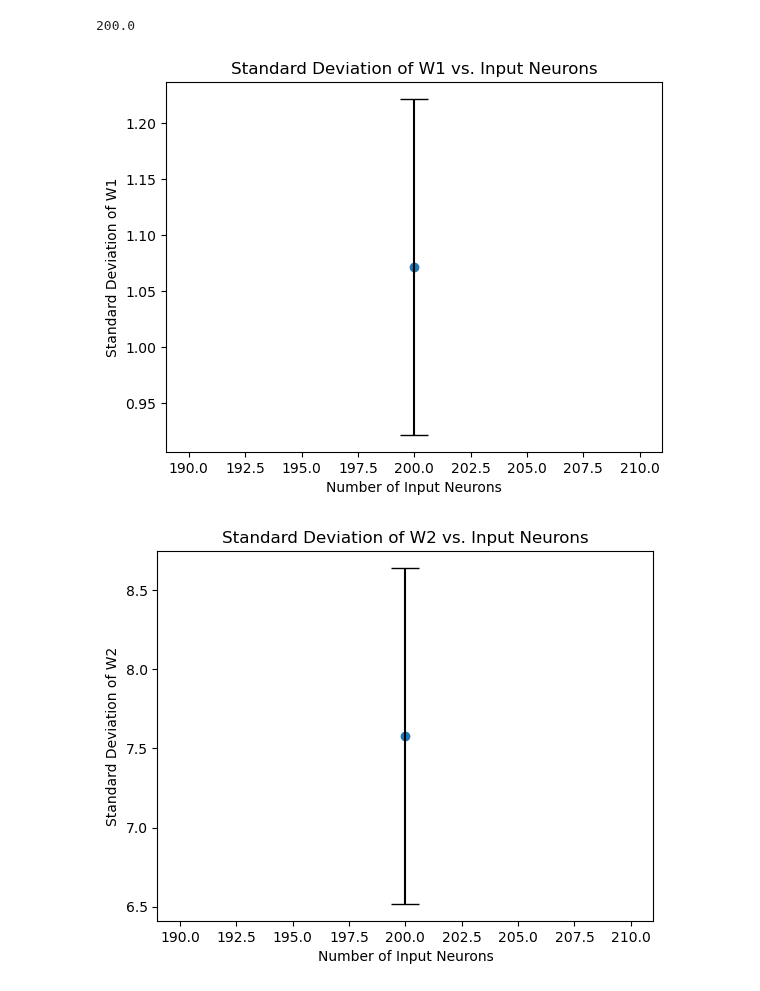
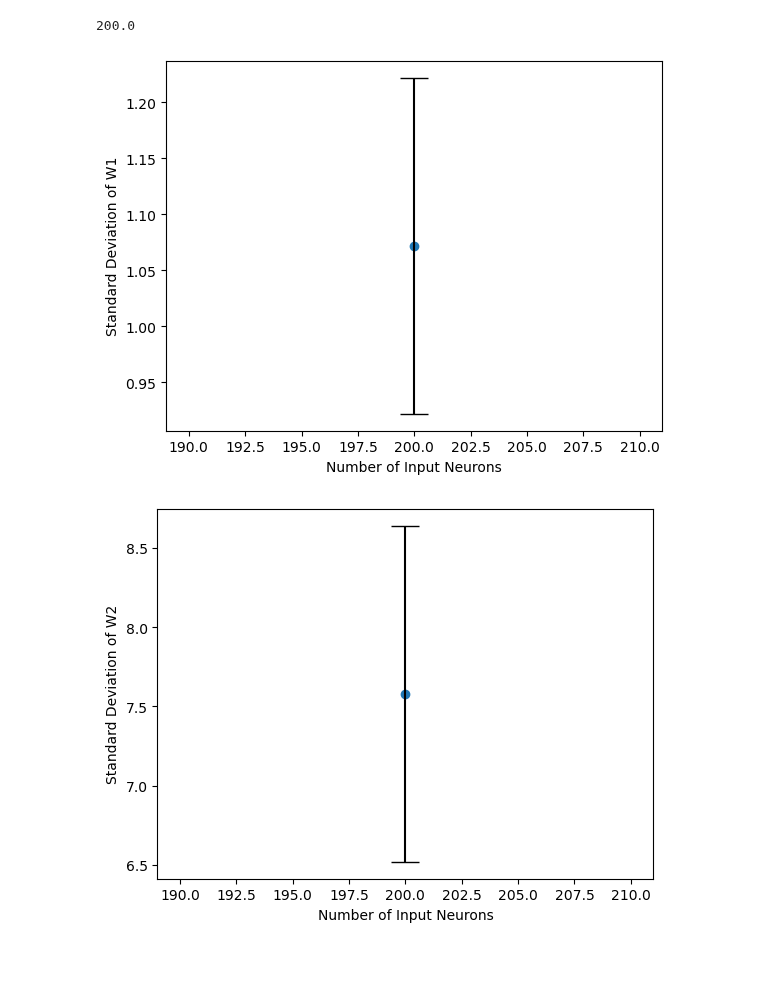
Before and after one commit to JoshuaSin4/Senior-Thesis, a Jupyter notebook: Project/SampleTest200/sample_test.ipynb, the cells around one changed output. Saved outputs shown, nothing was run; the diff lists cells and outputs as text; code cells hidden in the pictures; blank space fills up the shorter version.

```diff
--- a/Project/SampleTest200/sample_test.ipynb
+++ b/Project/SampleTest200/sample_test.ipynb
@@ -46,24 +46,22 @@ sample1['nb_inputs'][0]
 # %%
 import matplotlib.pyplot as plt
 
 fig, ax = plt.subplots()
 ax.set_xlabel("Number of Input Neurons")
 ax.set_ylabel("Standard Deviation of W1")
-ax.set_title("Standard Deviation of W1 vs. Input Neurons")
 ax.scatter(sample1['nb_inputs'][0], mean_std_w1/0.3445)
 ax.errorbar(sample1['nb_inputs'][0], mean_std_w1/0.3445, std_std_w1, color = "k", capsize=10.0 )
 fig.savefig("200inputsStdDevofW1.png")
 # %% [output]
-[figure, old version]
+[figure, new version]
 # %%
 import matplotlib.pyplot as plt
 
 fig, ax = plt.subplots()
 ax.set_xlabel("Number of Input Neurons")
 ax.set_ylabel("Standard Deviation of W2")
-ax.set_title("Standard Deviation of W2 vs. Input Neurons")
 ax.scatter(sample1['nb_inputs'][0], mean_std_w2/0.3445)
 ax.errorbar(sample1['nb_inputs'][0], mean_std_w2/0.3445, std_std_w2, color = "k", capsize=10.0 )
 fig.savefig("200inputsStdDevofW2.png")
 # %% [output]
-[figure, old version]
+[figure, new version]
```
Also changed, not shown: 15 other files.
